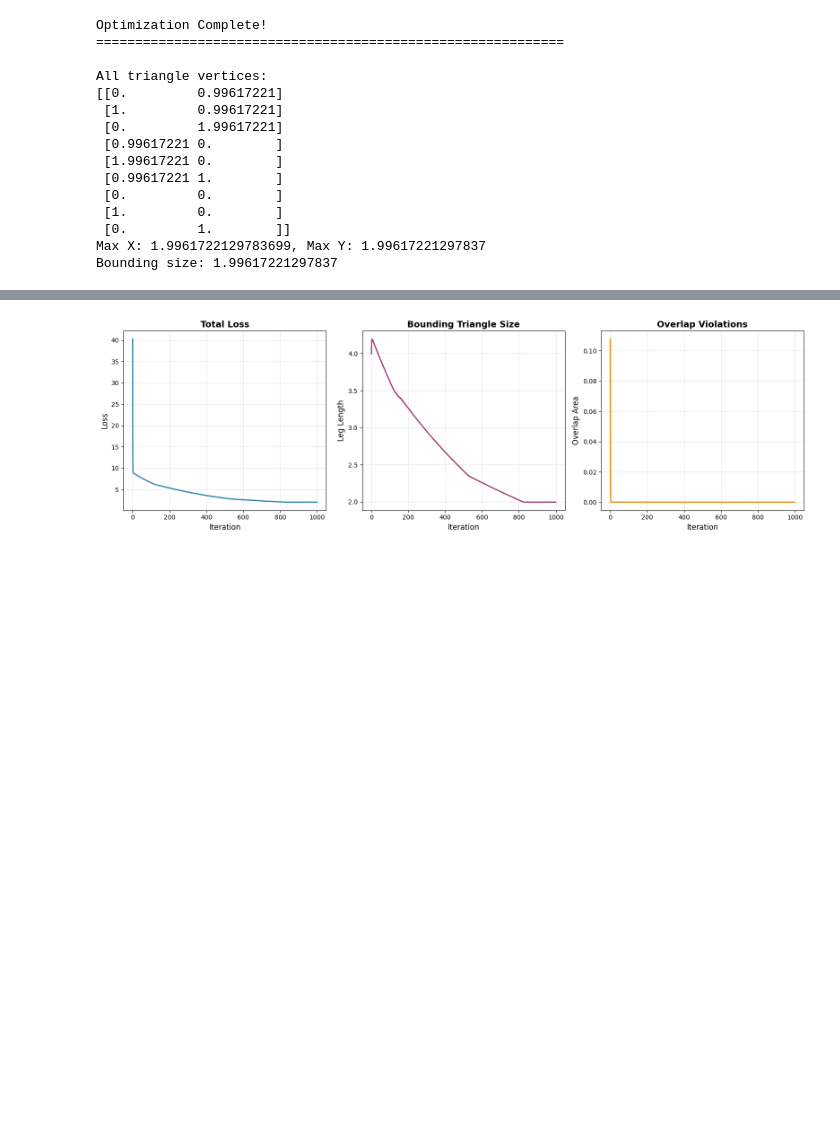
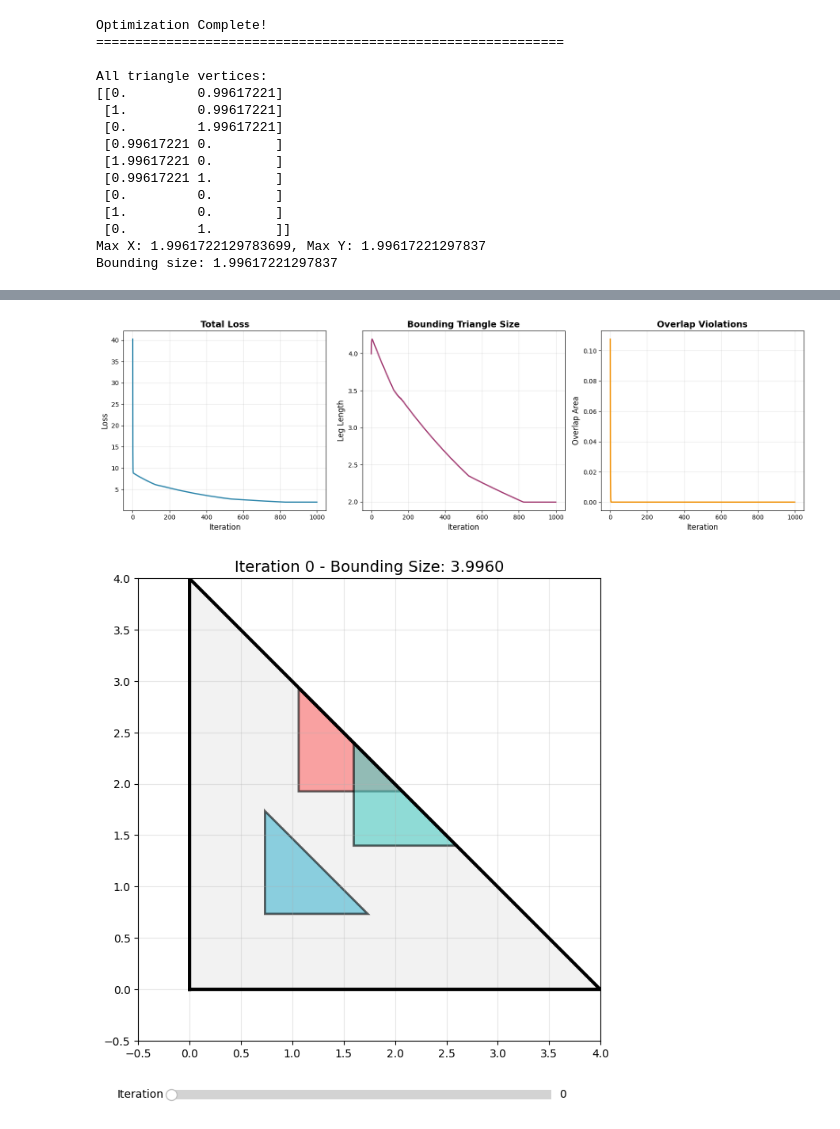
Before and after one commit to isaaclee2/Ball_Packing_Math_Research, a Jupyter notebook: optimization.ipynb, the cells around one changed output, grey strips where cells are left out. Cells and saved outputs as stored; diff of their text form; code cells hidden in the pictures; blank space fills up the shorter version.

Commit message:
Added visualization slider

```diff
--- a/optimization.ipynb
+++ b/optimization.ipynb
@@ -2,6 +2,7 @@
 import numpy as np
 import matplotlib.pyplot as plt
 from shapely.geometry import Polygon
+from matplotlib.widgets import Slider
 
 NUM_SMALL_TRIANGLES = 3
 SMALL_TRIANGLE_LEG = 1.0
@@ -69,6 +70,7 @@ def optimize():
     loss_history = []
     size_history = []
     overlap_history = []
+    all_configs = []
 
     loss, bounding_size, overlap = compute_loss(params)
 
@@ -80,16 +82,19 @@ def optimize():
         size_history.append(bounding_size)
         overlap_history.append(overlap)
 
+        all_configs.append(params.copy())
+
         gradients = compute_gradients(params)
 
         params = params - LEARNING_RATE * gradients
 
         params = np.maximum(params, 0.0)
 
+
     print("Optimization Complete!")
     print("=" * 60)
 
-    return params, loss_history, size_history, overlap_history
+    return params, loss_history, size_history, overlap_history, all_configs
 
 def visualize_result(params):
     positions = params.reshape(3, 2)
@@ -159,31 +164,76 @@ def plot_history(loss_history, size_history, overlap_history):
     axes[2].set_xlabel('Iteration', fontsize=12)
     axes[2].set_ylabel('Overlap Area', fontsize=12)
     axes[2].set_title('Overlap Violations', fontsize=14, fontweight='bold')
     axes[2].grid(True, alpha=0.3)
 
     plt.tight_layout()
     plt.show()
 
+def visualization_slider(all_configs):
+    fig, ax = plt.subplots(figsize=(8, 8))
+    plt.subplots_adjust(bottom=0.15)
+
+    ax_slider = plt.axes([0.2, 0.05, 0.6, 0.03])
+    slider = Slider(ax_slider, 'Iteration', 0, NUM_ITERATIONS-1, valinit=0, valstep=1)
+
+    def update(val):
+        iteration = int(slider.val)
+        ax.clear()
+
+        params = all_configs[iteration]
+        positions = params.reshape(3, 2)
+        bounding_size = compute_minimal_bounding_triangle(positions)
+
+        # Draw bounding triangle
+        bounding_verts = create_bounding_triangle(bounding_size)
+        bounding_x = [v[0] for v in bounding_verts] + [bounding_verts[0][0]]
+        bounding_y = [v[1] for v in bounding_verts] + [bounding_verts[0][1]]
+        ax.plot(bounding_x, bounding_y, 'k-', linewidth=3, label='Bounding')
+        ax.fill(bounding_x, bounding_y, alpha=0.1, color='gray')
+
+        # Draw small triangles
+        colors = ['#FF6B6B', '#4ECDC4', '#45B7D1']
+        for idx, (x, y) in enumerate(positions):
+            verts = create_small_triangle(x, y)
+            xs = [v[0] for v in verts] + [verts[0][0]]
+            ys = [v[1] for v in verts] + [verts[0][1]]
+            ax.fill(xs, ys, alpha=0.6, color=colors[idx], edgecolor='black', linewidth=2)
+
+        ax.set_aspect('equal')
+        ax.grid(True, alpha=0.3)
+        ax.set_title(f'Iteration {iteration} - Bounding Size: {bounding_size:.4f}', fontsize=14)
+        ax.set_xlim(-0.5, 4)
+        ax.set_ylim(-0.5, 4)
+
+        fig.canvas.draw_idle()
+
+    slider.on_changed(update)
+    update(0)
+    plt.show()
+
 if __name__ == "__main__":
-    final_params, loss_hist, size_hist, overlap_hist = optimize()
+    final_params, loss_hist, size_hist, overlap_hist, all_configs = optimize()
 
     visualize_result(final_params)
     plot_history(loss_hist, size_hist, overlap_hist)
+
+    visualization_slider(all_configs)
 # %% [output]
 Optimization Complete!
 ============================================================
 
 All triangle vertices:
 [[0.         0.99617221]
  [1.         0.99617221]
  [0.         1.99617221]
  [0.99617221 0.        ]
  [1.99617221 0.        ]
  [0.99617221 1.        ]
  [0.         0.        ]
  [1.         0.        ]
  [0.         1.        ]]
 Max X: 1.9961722129783699, Max Y: 1.99617221297837
 Bounding size: 1.99617221297837
 [figure]
 [figure]
+[figure, added]
```
Also changed, not shown: 1 other file.
